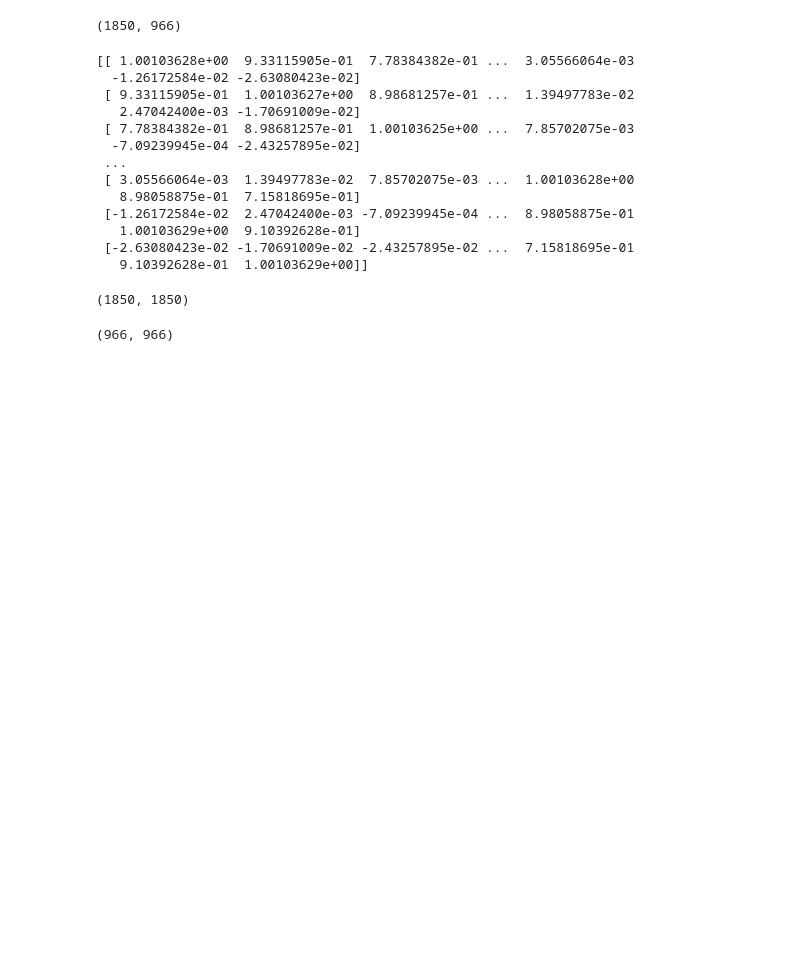
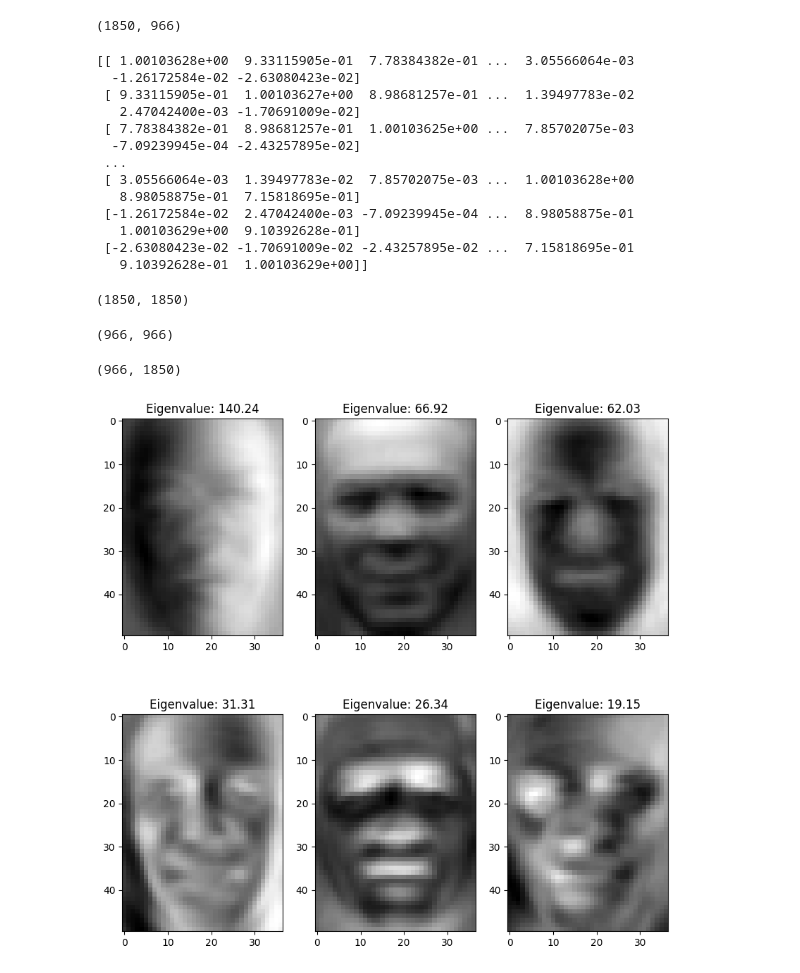
Before and after one commit to omar-adel1/Ellipse-Detection-Using-Hough-Transform, a Jupyter notebook: eigen_faces/eigenfaces.ipynb, the cells around one changed output. Drawn from its saved outputs; the diff is of its cells as text; code cells hidden in the pictures; blank space fills up the shorter version.

```diff
--- a/eigen_faces/eigenfaces.ipynb
+++ b/eigen_faces/eigenfaces.ipynb
@@ -69,3 +71,27 @@ top_k_eigenvectors = eigenvectors[:, idx[:k]]
 
 # Transform the original dataset by projecting it onto the top k eigenfaces
 X_train_transformed = np.dot(X_train_stacked, top_k_eigenvectors)
+# %%
+eigenvalues, eigenvectors = np.linalg.eig(cov_matrix2)
+idx = np.argsort(eigenvalues)[::-1]
+eigenvalues = eigenvalues[idx]
+eigenvectors = eigenvectors[:,idx]
+####projecting the original dataset onto the top k eigenfaces
+eigenconverted= np.dot(X_train_stacked, eigenvectors)
+# %%
+# Normalizing the eigenvectors (making them unit norm)
+eigenfaces = eigenconverted.T/ np.sqrt((eigenconverted.T ** 2).sum(axis=1, keepdims=True))
+eigenfaces.shape
+# %% [output]
+(966, 1850)
+# %%
+
+
+_, axs = plt.subplots(2, 3, figsize=(10, 10))
+axs = axs.flatten()
+for i, (img, ax) in enumerate(zip(eigenfaces, axs)):
+    ax.set_title(f"Eigenvalue: {np.round(eigenvalues[i], 2)}")
+    ax.imshow(img.reshape(h, w), cmap="gray")
+plt.show()
+# %% [output]
+[figure, added]
```
Also changed, not shown: parts of 1 cell of this notebook.
